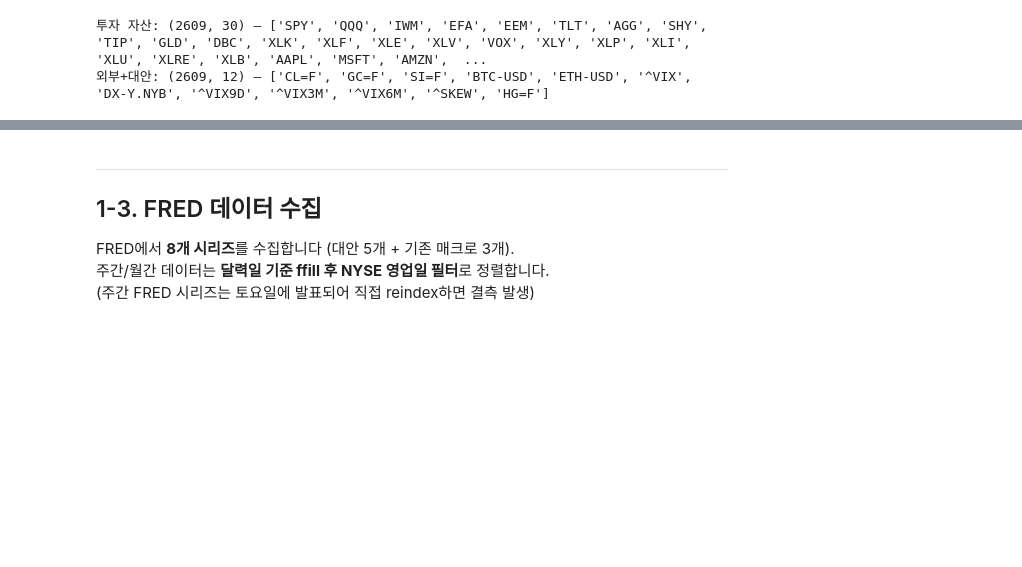
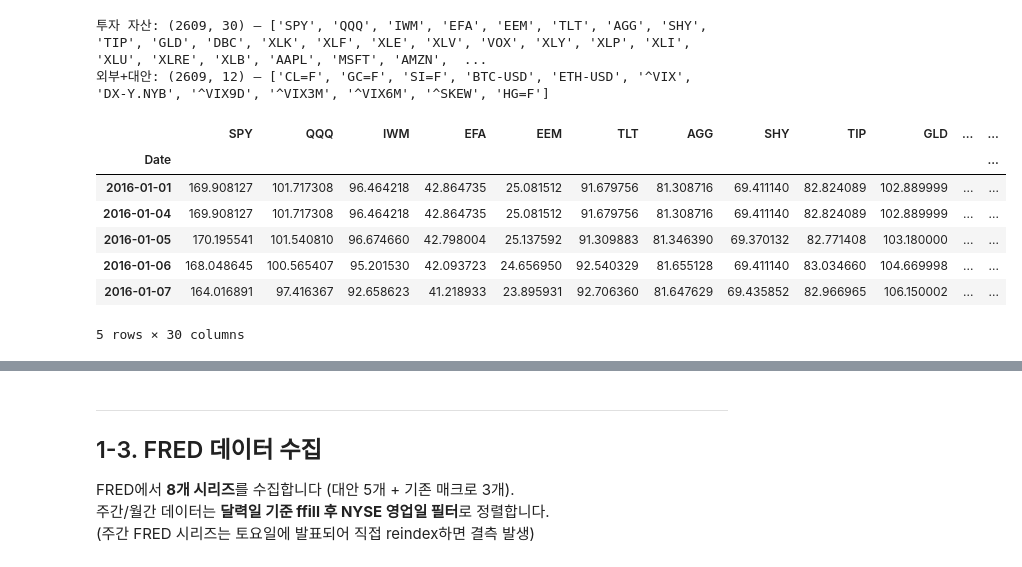
Before and after one commit to sybeom528/finance_project, a Jupyter notebook: 김재천/Guide/Step1_Data_Collection.ipynb, the cells around one changed output, grey strips where cells are left out. Drawn from its saved outputs; the diff is of its cells as text; code cells hidden in the pictures; blank space fills up the shorter version.

```diff
--- a/김재천/Guide/Step1_Data_Collection.ipynb
+++ b/김재천/Guide/Step1_Data_Collection.ipynb
@@ -279,3 +279,14 @@ print(f'외부+대안: {df_ext_alt.shape} — {list(df_ext_alt.columns)}')
 # %% [output]
 투자 자산: (2609, 30) — ['SPY', 'QQQ', 'IWM', 'EFA', 'EEM', 'TLT', 'AGG', 'SHY', 'TIP', 'GLD', 'DBC', 'XLK', 'XLF', 'XLE', 'XLV', 'VOX', 'XLY', 'XLP', 'XLI', 'XLU', 'XLRE', 'XLB', 'AAPL', 'MSFT', 'AMZN',  ...
 외부+대안: (2609, 12) — ['CL=F', 'GC=F', 'SI=F', 'BTC-USD', 'ETH-USD', '^VIX', 'DX-Y.NYB', '^VIX9D', '^VIX3M', '^VIX6M', '^SKEW', 'HG=F']
+# %%
+df_portfolio.head()
+# %% [output]
+|  | SPY | QQQ | IWM | EFA | EEM | TLT | AGG | SHY | TIP | GLD | ... | ... |
+| Date |  |  |  |  |  |  |  |  |  |  |  | ... |
+| 2016-01-01 | 169.908127 | 101.717308 | 96.464218 | 42.864735 | 25.081512 | 91.679756 | 81.308716 | 69.411140 | 82.824089 | 102.889999 | ... | ... |
+| 2016-01-04 | 169.908127 | 101.717308 | 96.464218 | 42.864735 | 25.081512 | 91.679756 | 81.308716 | 69.411140 | 82.824089 | 102.889999 | ... | ... |
+| 2016-01-05 | 170.195541 | 101.540810 | 96.674660 | 42.798004 | 25.137592 | 91.309883 | 81.346390 | 69.370132 | 82.771408 | 103.180000 | ... | ... |
+| 2016-01-06 | 168.048645 | 100.565407 | 95.201530 | 42.093723 | 24.656950 | 92.540329 | 81.655128 | 69.411140 | 83.034660 | 104.669998 | ... | ... |
+| 2016-01-07 | 164.016891 | 97.416367 | 92.658623 | 41.218933 | 23.895931 | 92.706360 | 81.647629 | 69.435852 | 82.966965 | 106.150002 | ... | ... |
+5 rows × 30 columns
```
Also changed, not shown: parts of 2 cells of this notebook, 46 other files.
